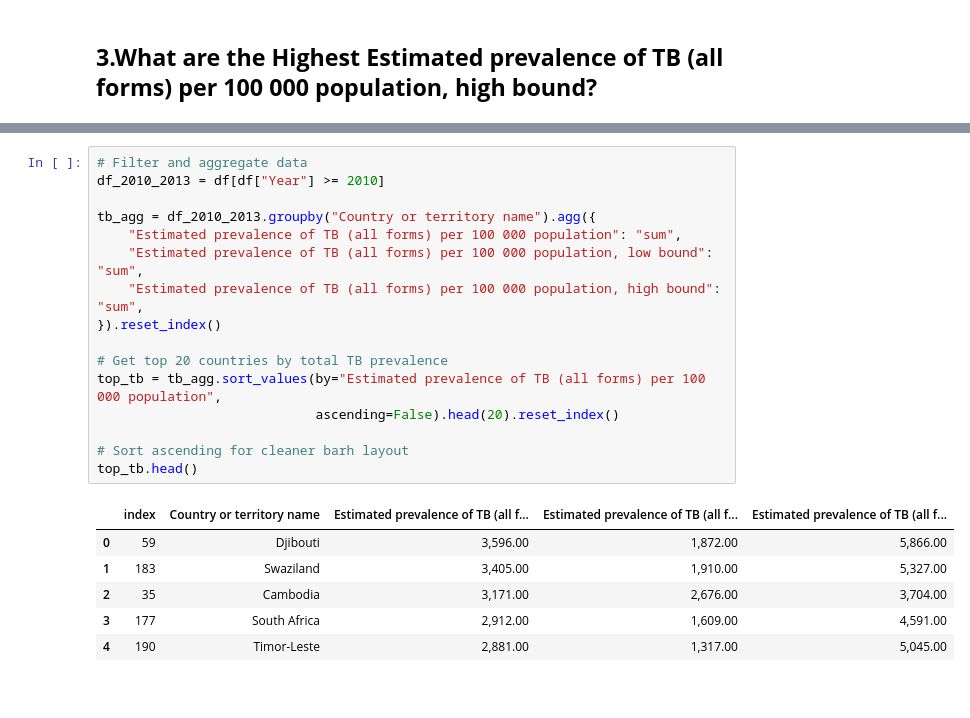
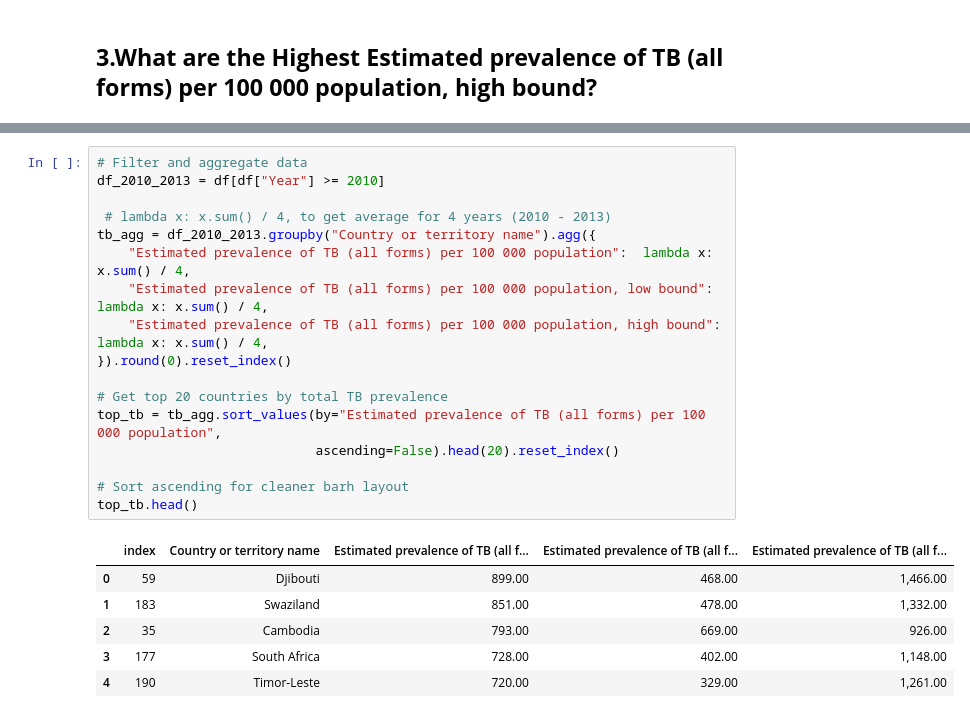
Before and after one commit to murithidenisgitobu/TB-BURDEN-IN-THE-WORLD, a Jupyter notebook: Notebook/TB.ipynb, the cells around one changed output, grey strips where cells are left out. Saved outputs shown, nothing was run; the diff lists cells and outputs as text.

```diff
--- a/Notebook/TB.ipynb
+++ b/Notebook/TB.ipynb
@@ -380,26 +384,27 @@ plt.show()
 # %%
 # Filter and aggregate data
 df_2010_2013 = df[df["Year"] >= 2010]
 
+ # lambda x: x.sum() / 4, to get average for 4 years (2010 - 2013)
 tb_agg = df_2010_2013.groupby("Country or territory name").agg({
-    "Estimated prevalence of TB (all forms) per 100 000 population": "sum",
-    "Estimated prevalence of TB (all forms) per 100 000 population, low bound": "sum",
-    "Estimated prevalence of TB (all forms) per 100 000 population, high bound": "sum",
-}).reset_index()
+    "Estimated prevalence of TB (all forms) per 100 000 population":  lambda x: x.sum() / 4,
+    "Estimated prevalence of TB (all forms) per 100 000 population, low bound":  lambda x: x.sum() / 4,
+    "Estimated prevalence of TB (all forms) per 100 000 population, high bound":  lambda x: x.sum() / 4,
+}).round(0).reset_index()
 
 # Get top 20 countries by total TB prevalence
 top_tb = tb_agg.sort_values(by="Estimated prevalence of TB (all forms) per 100 000 population",
                             ascending=False).head(20).reset_index()
 
 # Sort ascending for cleaner barh layout
 top_tb.head()
 # %% [output]
 |  | index | Country or territory name | Estimated prevalence of TB (all f... | Estimated prevalence of TB (all f... | Estimated prevalence of TB (all f... |
-| 0 | 59 | Djibouti | 3,596.00 | 1,872.00 | 5,866.00 |
-| 1 | 183 | Swaziland | 3,405.00 | 1,910.00 | 5,327.00 |
-| 2 | 35 | Cambodia | 3,171.00 | 2,676.00 | 3,704.00 |
-| 3 | 177 | South Africa | 2,912.00 | 1,609.00 | 4,591.00 |
-| 4 | 190 | Timor-Leste | 2,881.00 | 1,317.00 | 5,045.00 |
+| 0 | 59 | Djibouti | 899.00 | 468.00 | 1,466.00 |
+| 1 | 183 | Swaziland | 851.00 | 478.00 | 1,332.00 |
+| 2 | 35 | Cambodia | 793.00 | 669.00 | 926.00 |
+| 3 | 177 | South Africa | 728.00 | 402.00 | 1,148.00 |
+| 4 | 190 | Timor-Leste | 720.00 | 329.00 | 1,261.00 |
 # %%
 # Sort data for clean plotting
 top_tb = top_tb.sort_values(by="Estimated prevalence of TB (all forms) per 100 000 population", ascending=True)
```
Also changed, not shown: parts of 9 cells of this notebook.
